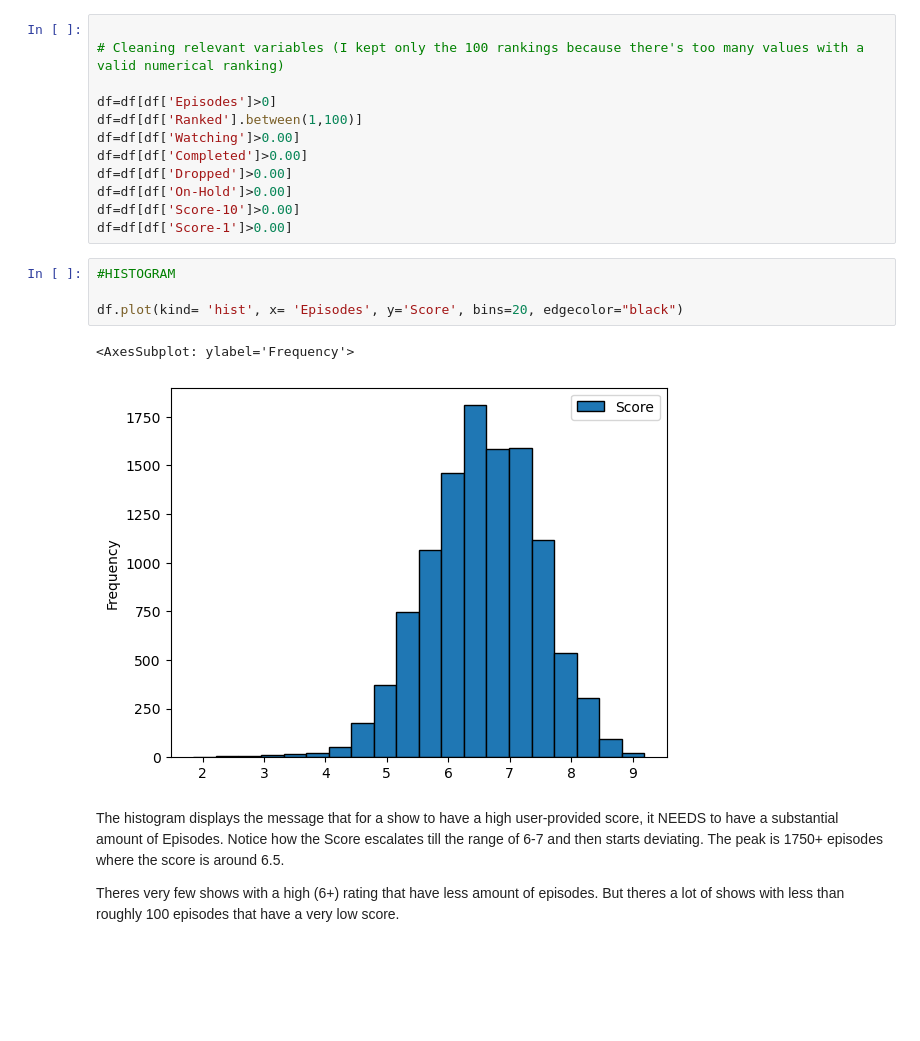
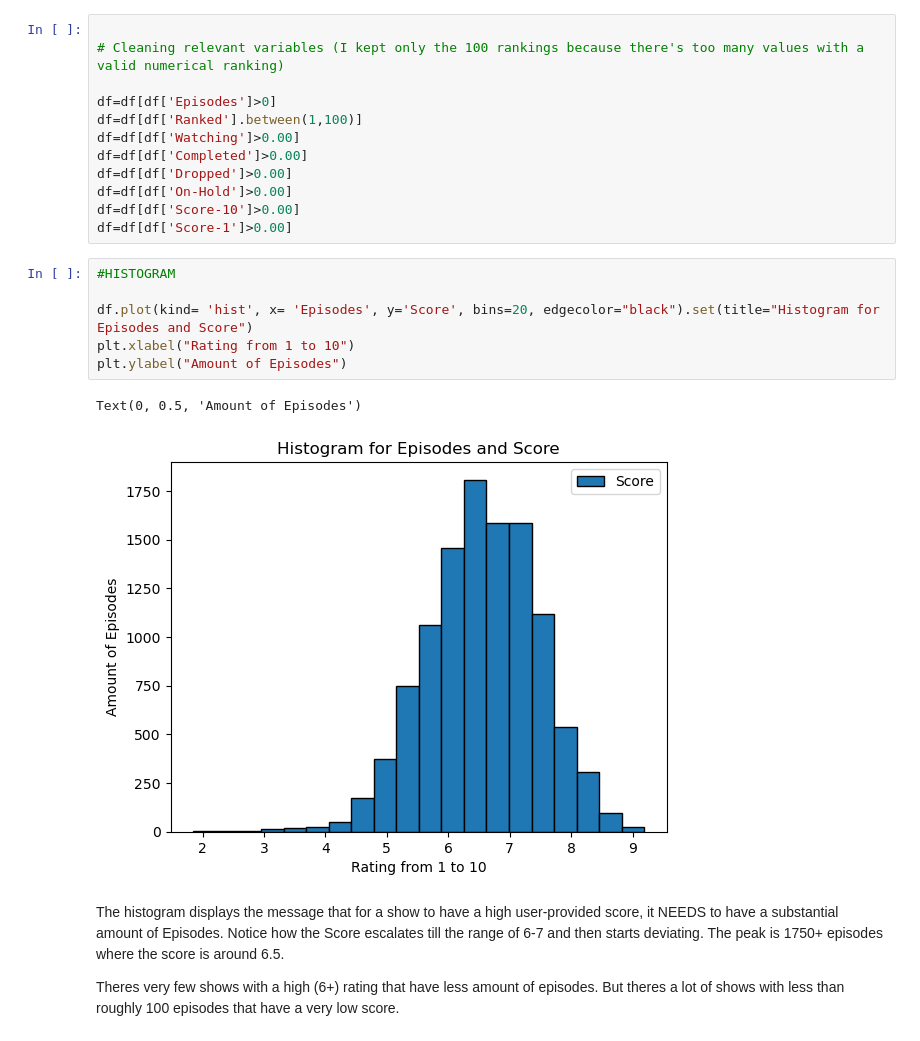
Before and after one commit to ubco-W2022T1-cosc301/project-group12, a Jupyter notebook: notebooks/analysis3.ipynb, the cells around one changed output. Drawn from its saved outputs; the diff is of its cells as text; blank space fills up the shorter version.

Commit message:
Updated old EDA images

```diff
--- a/notebooks/analysis3.ipynb
+++ b/notebooks/analysis3.ipynb
@@ -147,10 +150,12 @@ df=df[df['Score-1']>0.00]
 # %%
 #HISTOGRAM
 
-df.plot(kind= 'hist', x= 'Episodes', y='Score', bins=20, edgecolor="black")
+df.plot(kind= 'hist', x= 'Episodes', y='Score', bins=20, edgecolor="black").set(title="Histogram for Episodes and Score")
+plt.xlabel("Rating from 1 to 10")
+plt.ylabel("Amount of Episodes")
 # %% [output]
-<AxesSubplot: ylabel='Frequency'>
+Text(0, 0.5, 'Amount of Episodes')
-[figure, old version]
+[figure, new version]
 # %% [markdown]
 The histogram displays the message that for a show to have a high user-provided score, it NEEDS to have a substantial amount of Episodes. Notice how the Score escalates till the range of 6-7  and then starts deviating. The peak is 1750+ episodes where the score is around 6.5.
 
```
Also changed, not shown: parts of 8 cells of this notebook.
